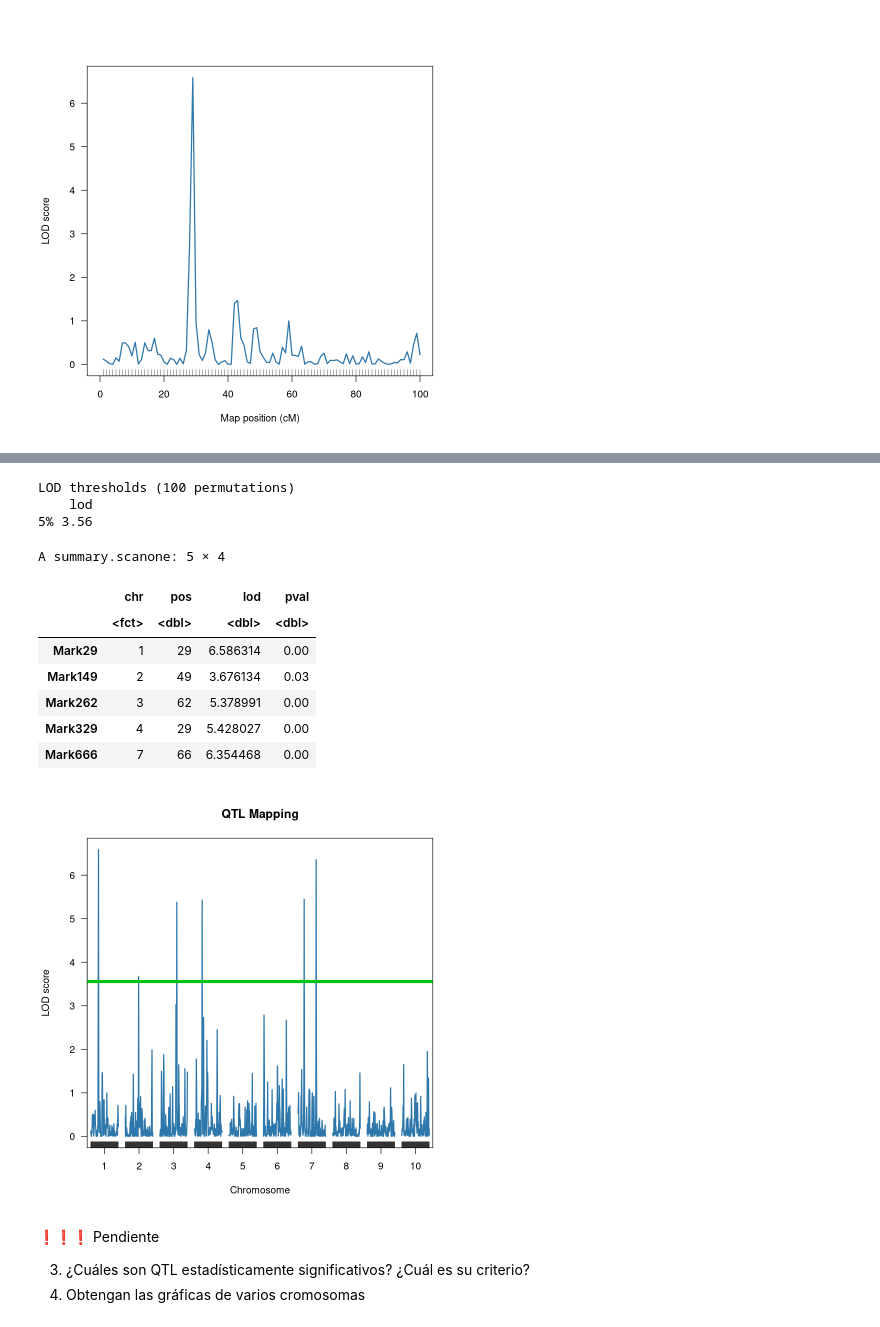
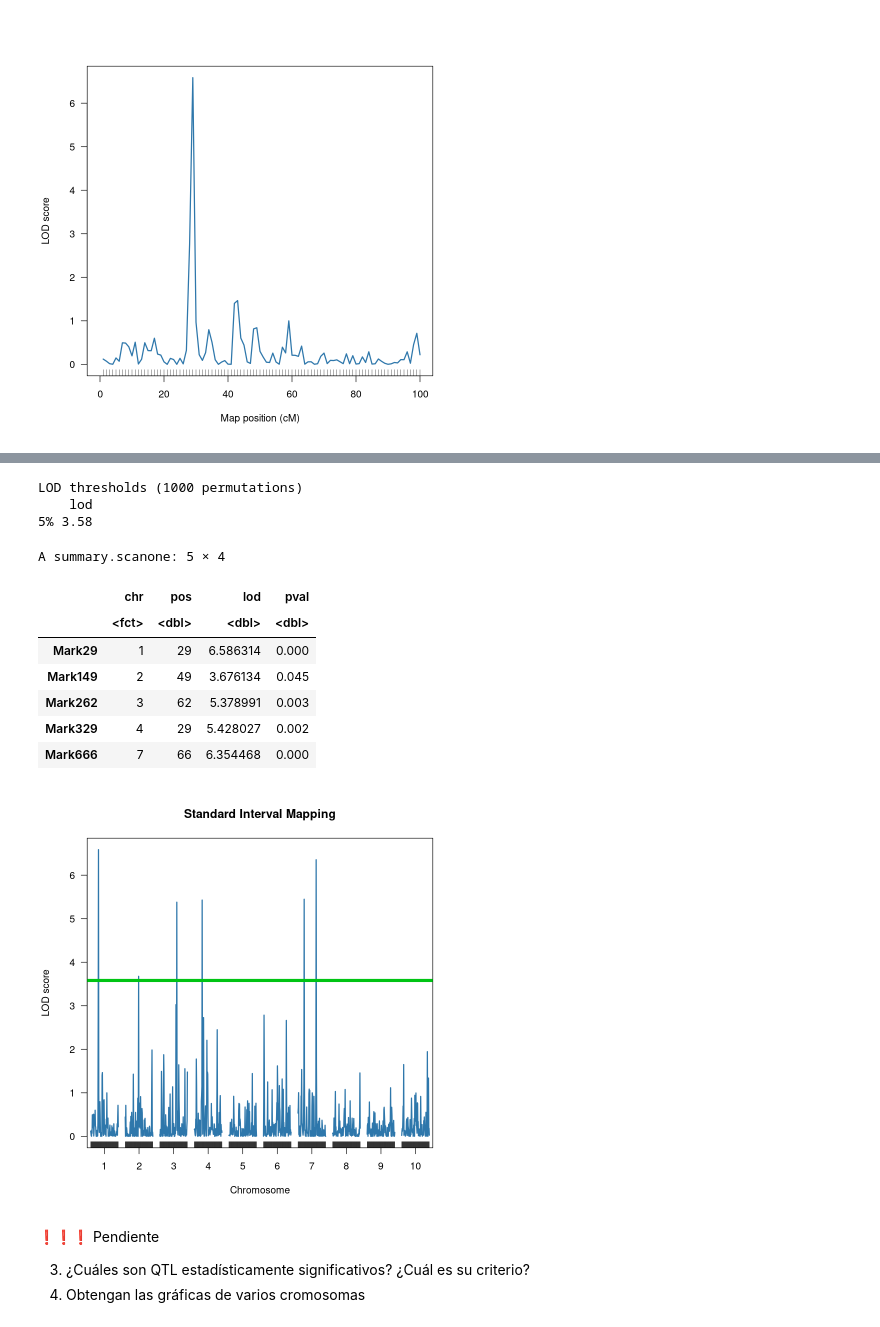
Before and after one commit to hdescobarh/journey-resolution, a Jupyter notebook: GRC_Taller04_mapeo_ligamiento/Code/ejercicio.ipynb, the cells around one changed output, grey strips where cells are left out. Cells and saved outputs as stored; diff of their text form; code cells hidden in the pictures.

```diff
--- a/GRC_Taller04_mapeo_ligamiento/Code/ejercicio.ipynb
+++ b/GRC_Taller04_mapeo_ligamiento/Code/ejercicio.ipynb
@@ -122,8 +125,16 @@ Markers by chromosome:
 # primero se calculen las probabilidades multipunto
 
 #  Calculate conditional genotype probabilities
-corrected_data <- calc.genoprob(raw_data, error.prob = 0.001, map.function = "kosambi")
+# la mapping function relaciona frecuencias de recombinación r
+# con distancias genéticas d
+corrected_data <- calc.genoprob(
+  raw_data,
+  error.prob = 0.001, map.function = "kosambi"
+)
 
 # Genome scan with a single QTL model
 # em: maximum likelihood is performed via the EM algorithm
-out_em_kosambi <- scanone(corrected_data, method = "em")
+out_sim <- scanone(corrected_data, method = "em")
+
+# Registra sólo un pico máximo por cromosoma
+summary(out_sim) # threshold=value
@@ -163,6 +171,9 @@ Para esto se emplea la distribución nula del máximo LOD de todo el genoma. Est
 # %%
 # Para determinarlo por permutaciones,
 # primero se obtiene las máximas verosimilitudes de cada permutación
-max_lod_distribution <- scanone(corrected_data, n.perm = 100, verbose = FALSE)
-plot(max_lod_distribution, col = "#2e77ab")
+sim_max_lod_distribution <- scanone(
+  corrected_data,
+  n.perm = 1000, verbose = FALSE
+)
+plot(sim_max_lod_distribution, col = "#2e77ab")
 # %% [output]
@@ -170,34 +181,34 @@ plot(max_lod_distribution, col = "#2e77ab")
 # %%
 # Obtener el umbral de significancia
-threshold_lod <- summary(max_lod_distribution, alpha = 0.05)
-print(threshold_lod)
+sim_threshold_lod <- summary(sim_max_lod_distribution, alpha = 0.05)
+print(sim_threshold_lod)
 
 # Tabla mostrando solo los cromosomas con valores superiores al umbral
 
-out_em_significant <- summary(
-  out_em_kosambi,
-  perms = max_lod_distribution, alpha = 0.05, pvalues = TRUE
+sim_significant <- summary(
+  out_sim,
+  perms = sim_max_lod_distribution, alpha = 0.05, pvalues = TRUE
 )
 
-out_em_significant
+sim_significant
 # %% [output]
-LOD thresholds (100 permutations)
+LOD thresholds (1000 permutations)
     lod
-5% 3.56
+5% 3.58
 A summary.scanone: 5 × 4
 |  | chr | pos | lod | pval |
 |  | <fct> | <dbl> | <dbl> | <dbl> |
-| Mark29 | 1 | 29 | 6.586314 | 0.00 |
-| Mark149 | 2 | 49 | 3.676134 | 0.03 |
-| Mark262 | 3 | 62 | 5.378991 | 0.00 |
-| Mark329 | 4 | 29 | 5.428027 | 0.00 |
-| Mark666 | 7 | 66 | 6.354468 | 0.00 |
+| Mark29 | 1 | 29 | 6.586314 | 0.000 |
+| Mark149 | 2 | 49 | 3.676134 | 0.045 |
+| Mark262 | 3 | 62 | 5.378991 | 0.003 |
+| Mark329 | 4 | 29 | 5.428027 | 0.002 |
+| Mark666 | 7 | 66 | 6.354468 | 0.000 |
 # %%
-plot(out_em_kosambi, ylab = "LOD score", col = "#2e77ab")
-abline(h = threshold_lod[1], col = "#00c414", lwd = 5)
-title(main = "QTL Mapping")
+plot(out_sim, ylab = "LOD score", col = "#2e77ab")
+abline(h = sim_threshold_lod[1], col = "#00c414", lwd = 5)
+title(main = "Standard Interval Mapping")
 # %% [output]
-[figure, old version]
+[figure, new version]
 # %% [markdown]
 ❗❗❗ Pendiente
 
```
Also changed, not shown: parts of 20 cells of this notebook.
